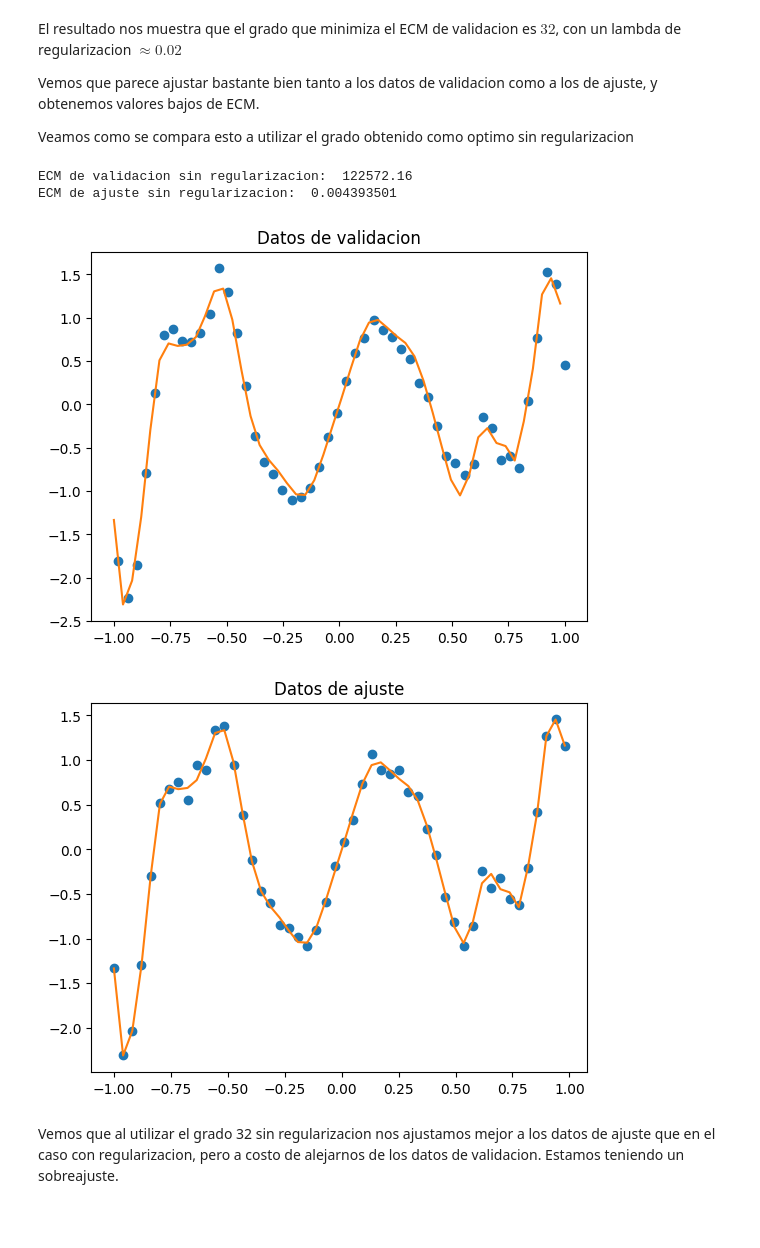
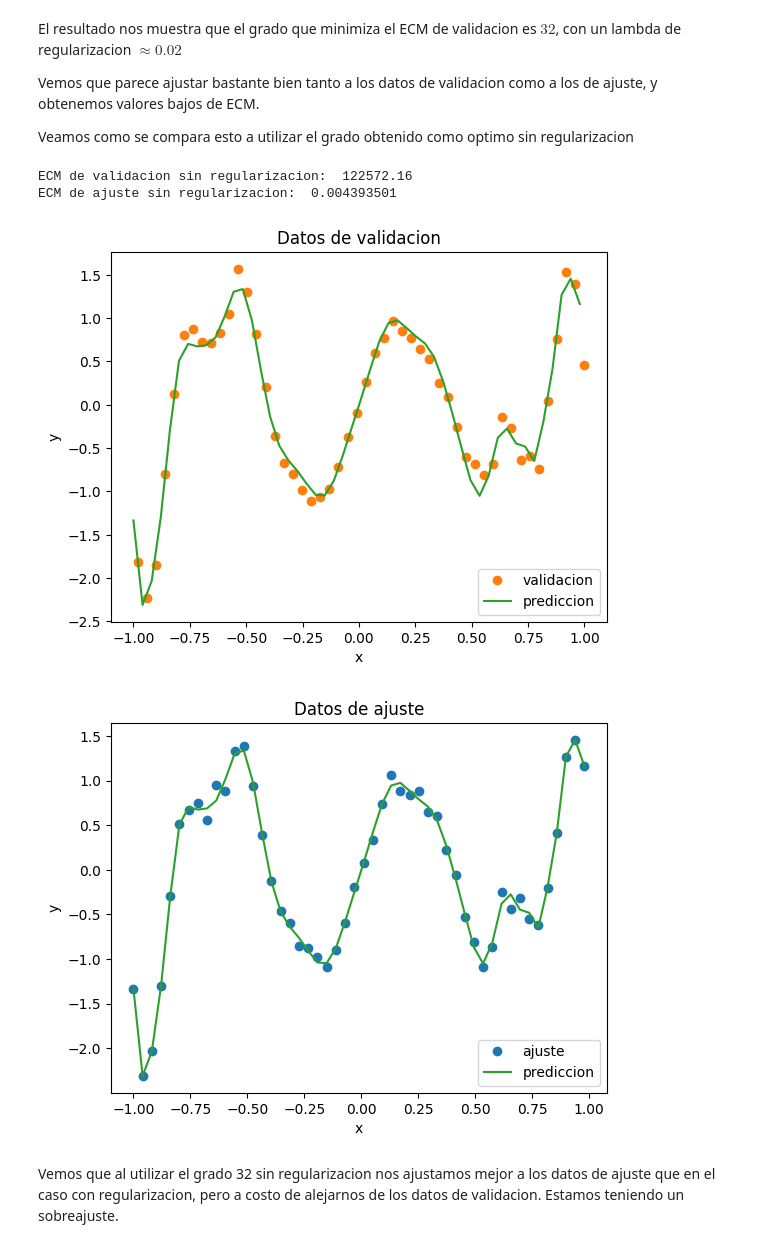
Before and after one commit to vRaphiel/Metodos-Numericos-TP3, a Jupyter notebook: algoritmos.ipynb, the cells around one changed output. Cells and saved outputs as stored; diff of their text form; code cells hidden in the pictures; blank space fills up the shorter version.

```diff
--- a/ej2.ipynb
+++ b/algoritmos.ipynb
@@ -171,22 +176,30 @@ Veamos como se compara esto a utilizar el grado obtenido como optimo sin regular
 # %%
 beta_pred, y_pred = cuadrados_minimos_svd(X_ajuste, y_ajuste, min_grado)
 print('ECM de validacion sin regularizacion: ', ECM_val(beta_pred, min_grado))
 print('ECM de ajuste sin regularizacion: ', ECM_ajuste(beta_pred, min_grado))
 
-plt.plot(X_val,y_val,'o')
-plt.plot(X_ajuste,y_pred,'-')
+plt.plot(X_val,y_val,'o', label='validacion', color='tab:orange')
+plt.plot(X_ajuste,y_pred,'-', label='prediccion', color='tab:green')
 plt.title('Datos de validacion')
+plt.xlabel('x')
+plt.ylabel('y')
+plt.legend()
+plt.savefig('graficos/sobreajuste_x_val.png')
 plt.show()
 
-plt.plot(X_ajuste,y_ajuste,'o')
-plt.plot(X_ajuste,y_pred,'-')
+plt.plot(X_ajuste,y_ajuste,'o', label='ajuste')
+plt.plot(X_ajuste,y_pred,'-', label='prediccion', color='tab:green')
 plt.title('Datos de ajuste')
+plt.xlabel('x')
+plt.ylabel('y')
+plt.legend()
+plt.savefig('graficos/sobreajuste_x_ajuste.png')
 plt.show()
 # %% [output]
 ECM de validacion sin regularizacion:  122572.16
 ECM de ajuste sin regularizacion:  0.004393501
-[figure, old version]
+[figure, new version]
-[figure, old version]
+[figure, new version]
 # %% [markdown]
 Vemos que al utilizar el grado 32 sin regularizacion nos ajustamos mejor a los datos de ajuste que en el caso con regularizacion, pero a costo de alejarnos de los datos de validacion. Estamos teniendo un sobreajuste.
 # %% [markdown]
```
Also changed, not shown: parts of 3 cells of this notebook, 6 other files.
